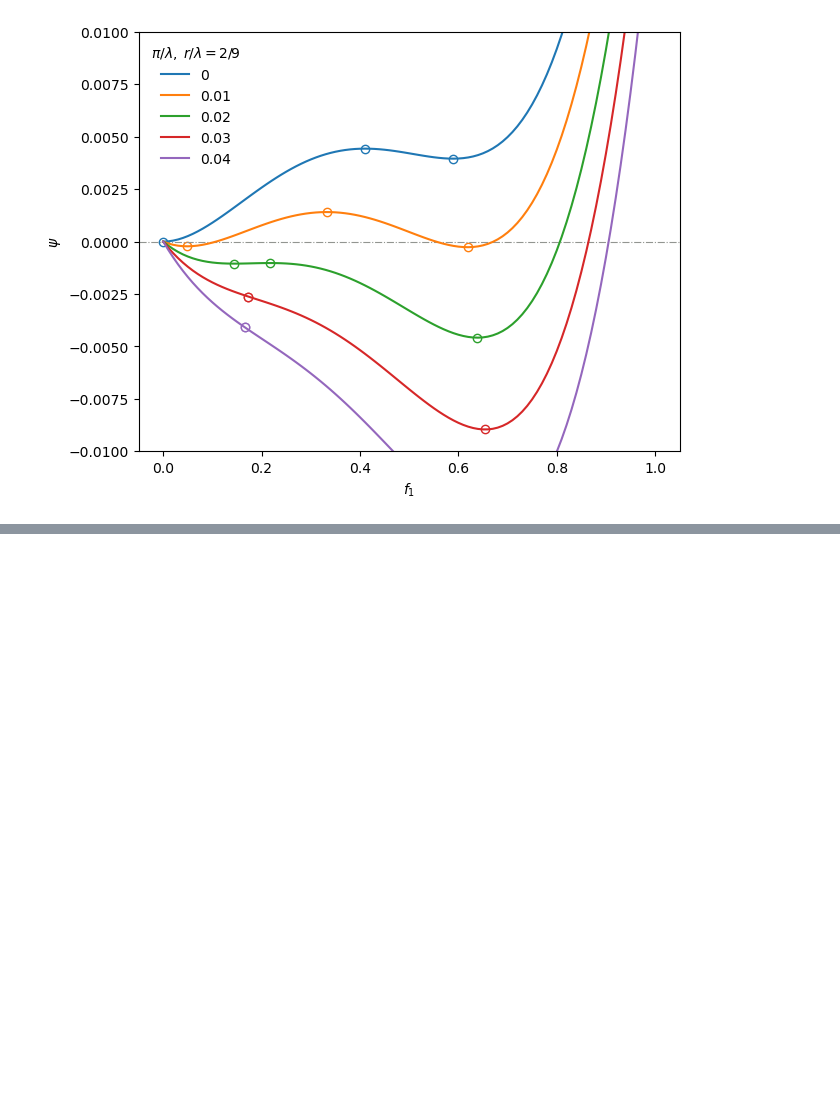
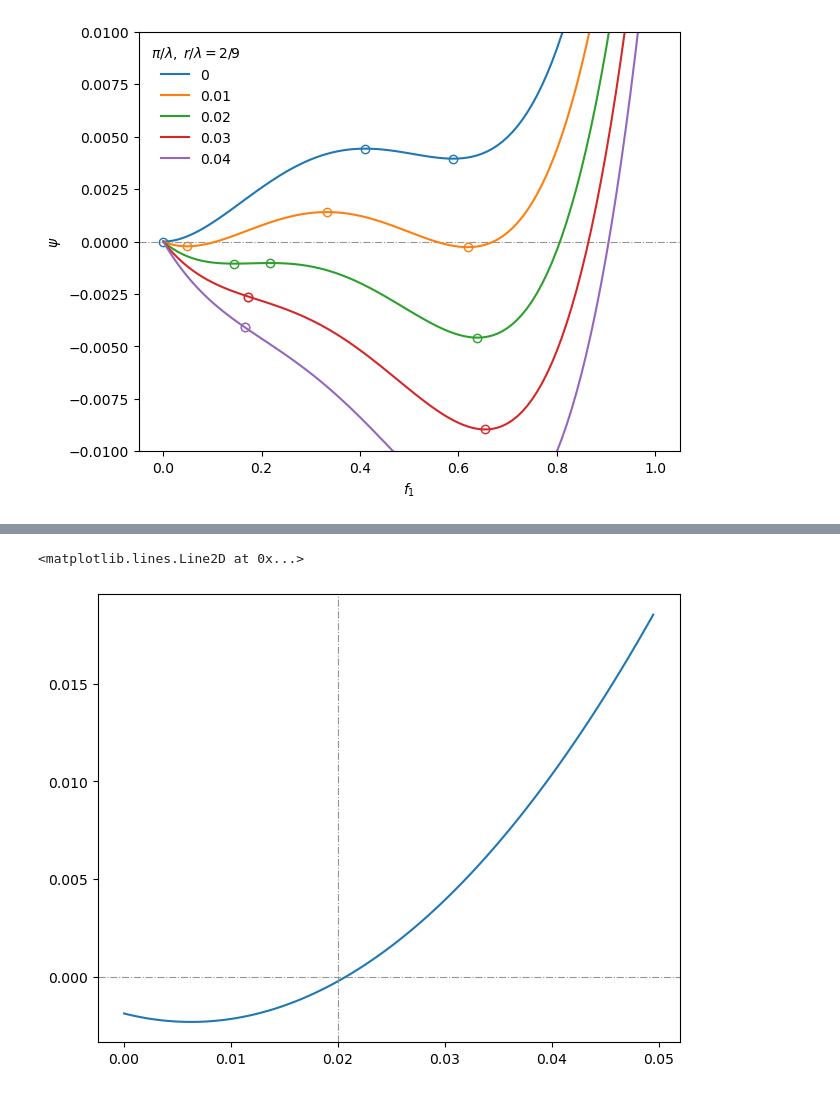
Before and after one commit to dmarchp/TFM_code, a Jupyter notebook: det_sols_f0_as_pi/nonlin_disc_2.ipynb, the cells around one changed output, grey strips where cells are left out. Drawn from its saved outputs; the diff is of its cells as text; code cells hidden in the pictures; blank space fills up the shorter version.

```diff
--- a/det_sols_f0_as_pi/nonlin_disc_2.ipynb
+++ b/det_sols_f0_as_pi/nonlin_disc_2.ipynb
@@ -156,39 +198,3 @@ ax[1].axvline(0.02, color='xkcd:gray', lw=0.8, ls='-.')
-# %%
-def poly3_magic_pi(pi, l, r):
-    a = 4
-    b = 4*(3*r - 2*l)
-    c = 4*(3*r**2 + l**2 - 5*l*r)
-    d = 4*r**3 - l*r**2
-    return a*pi**3 + b*pi**2 + c*pi + d
-
-def poly3_magic_pi_sols(l, r):
-    a = 4
-    b = 4*(3*r - 2*l)
-    c = 4*(3*r**2 + l**2 - 5*l*r)
-    d = 4*r**3 - l*r**2
-    # step 1: delta0 and elta 1
-    delta0 = b**2 - 3*a*c
-    delta1 = 2*b**3 - 9*a*b*c + 27*a**2*d
-    # step 2: computation of C:
-    if delta0 == 0.0 and delta1 != 0.0:
-        C = delta1**(1/3) # cubic_root[(delta1 + sqrt(delta1**2+0))/2]
-    elif delta0 == 0.0 and delta1 == 0.0:
-        C = 1.0 # so in the next step delta0/C yields 0.0 instead of NaN (0.0/0.0)
-    else:
-        radicand0 = delta1**2 - 4*delta0**3
-        if radicand0 < 0:
-            root0 = complex(0,np.sqrt(-1*radicand0))
-        else:
-            root0 = complex(np.sqrt(radicand0),0)
-        radicand1 = (delta1 + root0)/2
-        C = radicand1**(1/3)
-    # 3: Final solution
-    ksi = complex(-1, np.sqrt(3))/2
-    roots, roots_Re = [], []
-    for k in range(3):
-        f0_root = -1/(3*a)*(b + ksi**k*C + delta0/(C*ksi**k))
-        roots.append(f0_root), roots_Re.append(f0_root.real)
-    return roots_Re, roots
 # %%
 poly3_magic_pi_sols(1, 0.242)
 # %% [output]
@@ -198,0 +205,11 @@ poly3_magic_pi_sols(1, 0.242)
+# %%
+pis = np.arange(0.0, 0.05, 0.0005)
+
+fig, ax = plt.subplots(constrained_layout=True)
+ax.axhline(0.0, ls='-.', lw=0.8, color='xkcd:gray')
+poly_magic_pi = poly3_magic_pi(pis, l, r)
+ax.plot(pis, poly_magic_pi)
+ax.axvline(0.02, color='xkcd:gray', lw=0.8, ls='-.')
+# %% [output]
+<matplotlib.lines.Line2D at 0x...>
+[figure, added]
```
Also changed, not shown: parts of 4 cells of this notebook.
